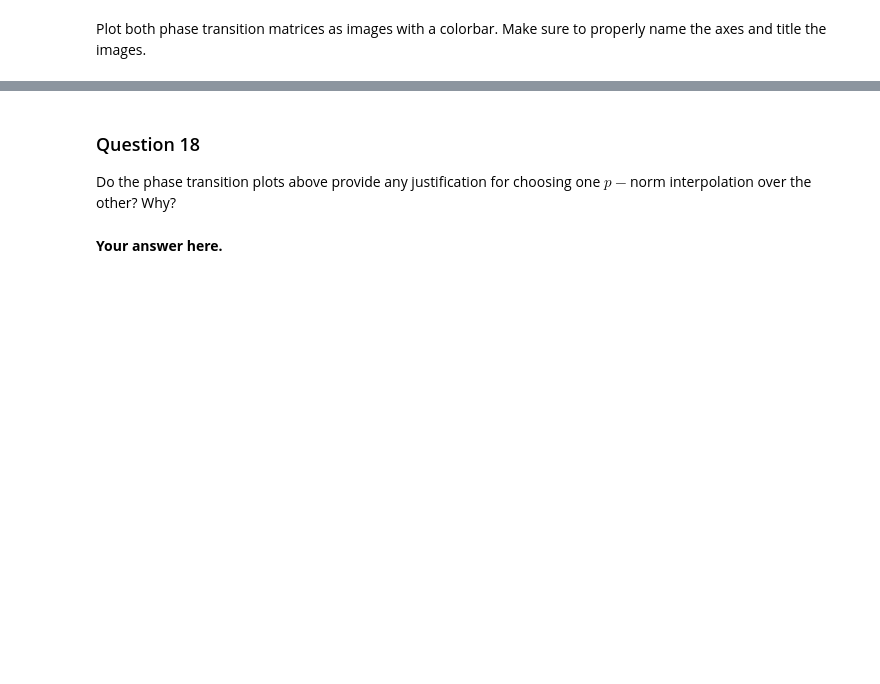
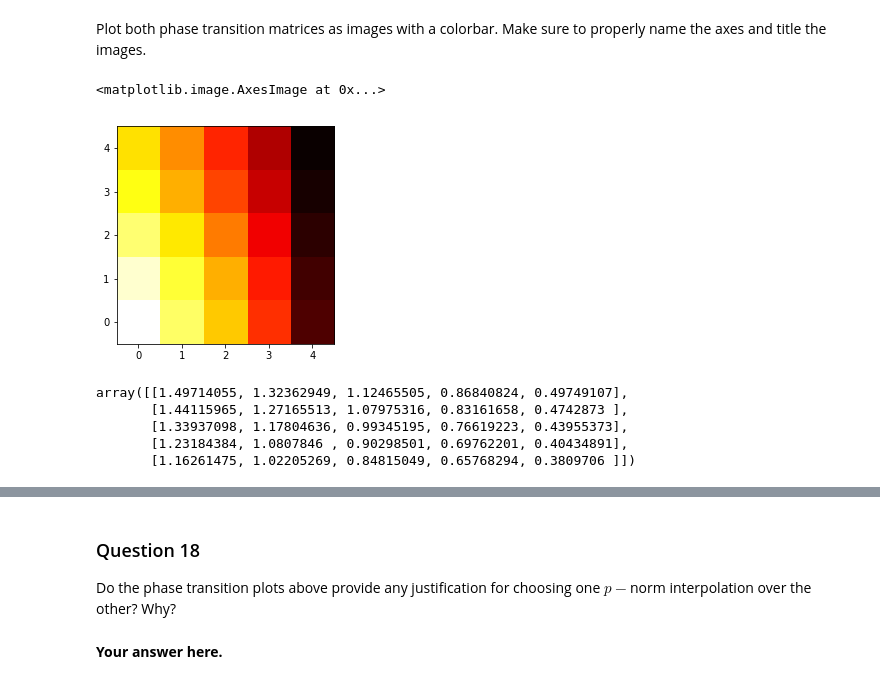
Before and after one commit to isabelaconstantin/wikinet, a Jupyter notebook: milestone4/4_graph_signal_processing.ipynb, the cells around one changed output, grey strips where cells are left out. Drawn from its saved outputs; the diff is of its cells as text; code cells hidden in the pictures; blank space fills up the shorter version.

```diff
--- a/milestone4/4_graph_signal_processing.ipynb
+++ b/milestone4/4_graph_signal_processing.ipynb
@@ -702,6 +710,12 @@ threshold = 0
 sol_1norm_bin = np.array([1.0 if sol_1norm_min[i] >= threshold else -1.0 for i in range(n_nodes)])
 
 sol_2norm_bin = np.array([1.0 if sol_2norm_min[i] >= threshold else -1.0 for i in range(n_nodes)])
+# %%
+# create equivalent function to be used later
+def binarize_array(a, threshold):
+    n = len(a)
+    b = np.array([1.0 if a[i] >= threshold else -1.0 for i in range(n) ])
+    return b
 # %% [markdown]
 Plot, on your graph, the original `labels_bin` signal, as well as the solutions to the variational problems (both binarized and otherwise). Indicate on each plot the value of the relative error $\text{rel-err} = \frac{\|\text{labels_bin} - z\|_2}{\|\text{labels_bin}\|_2}$, where $z$ is the signal in the corresponding plot.
 # %%
@@ -739,3 +741,29 @@ def phase_transition(mn_ratios, thresholds, n_trials, labels_bin, p):
+# %%
+def phase_transition(mn_ratios, thresholds, n_trials, labels_bin, p):
+
+    pt_matrix = np.zeros(( len(thresholds), len(mn_ratios)))
+
+    for trial in range(0, n_trials):
+        for i_rat, mn_ratio in enumerate(mn_ratios):
+            # Create sample mask.
+            w = create_mask(mn_ratio)
+            # recreate P function according to the mask.
+            def P_inner(a):
+                b = a.copy()
+                b[np.where(w==1.)] = labels_bin[np.where(w==1.)]
+                return b
+
+            # Solve p-norm interpolation.
+            x0 = np.random.randn(n_nodes) # note: this is the "default" in the black box function
+            sol = graph_pnorm_interpolation(gradient=gradient, P=P_inner, x0=x0, p=p)
+            # binarize
+            for i_thres, threshold in enumerate(thresholds):
+                sol_bin = binarize_array(sol, threshold)
+                err = rel_err(labels_bin, sol_bin )
+                pt_matrix[i_thres, i_rat] = pt_matrix[i_thres, i_rat] + err
+    # Aggregate: divide each element of matrix by number of trials to get the average
+    pt_matrix = pt_matrix/n_trials
+    return pt_matrix
 # %% [markdown]
 ### Question 17
 
@@ -750,0 +771,8 @@ pt_matrix_2norm = # Your code here.
+# %%
+mn_ratios = np.linspace(start=0.1, stop= 0.9, num=5)
+
+thresholds =  np.linspace(start=-0.9, stop= 0.9, num=5)
+
+pt_matrix_1norm = phase_transition(mn_ratios, thresholds, n_trials=20, labels_bin=labels_bin, p =1.0)
+
+pt_matrix_2norm = phase_transition(mn_ratios, thresholds, n_trials=20, labels_bin=labels_bin, p =2.0)
@@ -752,3 +798,15 @@ pt_matrix_2norm = # Your code here.
 Plot both phase transition matrices as images with a colorbar. Make sure to properly name the axes and title the images.
 # %%
 # Your code here.
+plt.imshow(pt_matrix_1norm, cmap='hot', origin='lower')
+# %% [output]
+<matplotlib.image.AxesImage at 0x...>
+[figure, added]
+# %%
+pt_matrix_1norm
+# %% [output]
+array([[1.49714055, 1.32362949, 1.12465505, 0.86840824, 0.49749107],
+       [1.44115965, 1.27165513, 1.07975316, 0.83161658, 0.4742873 ],
+       [1.33937098, 1.17804636, 0.99345195, 0.76619223, 0.43955373],
+       [1.23184384, 1.0807846 , 0.90298501, 0.69762201, 0.40434891],
+       [1.16261475, 1.02205269, 0.84815049, 0.65768294, 0.3809706 ]])
```
Also changed, not shown: parts of 11 cells of this notebook.
